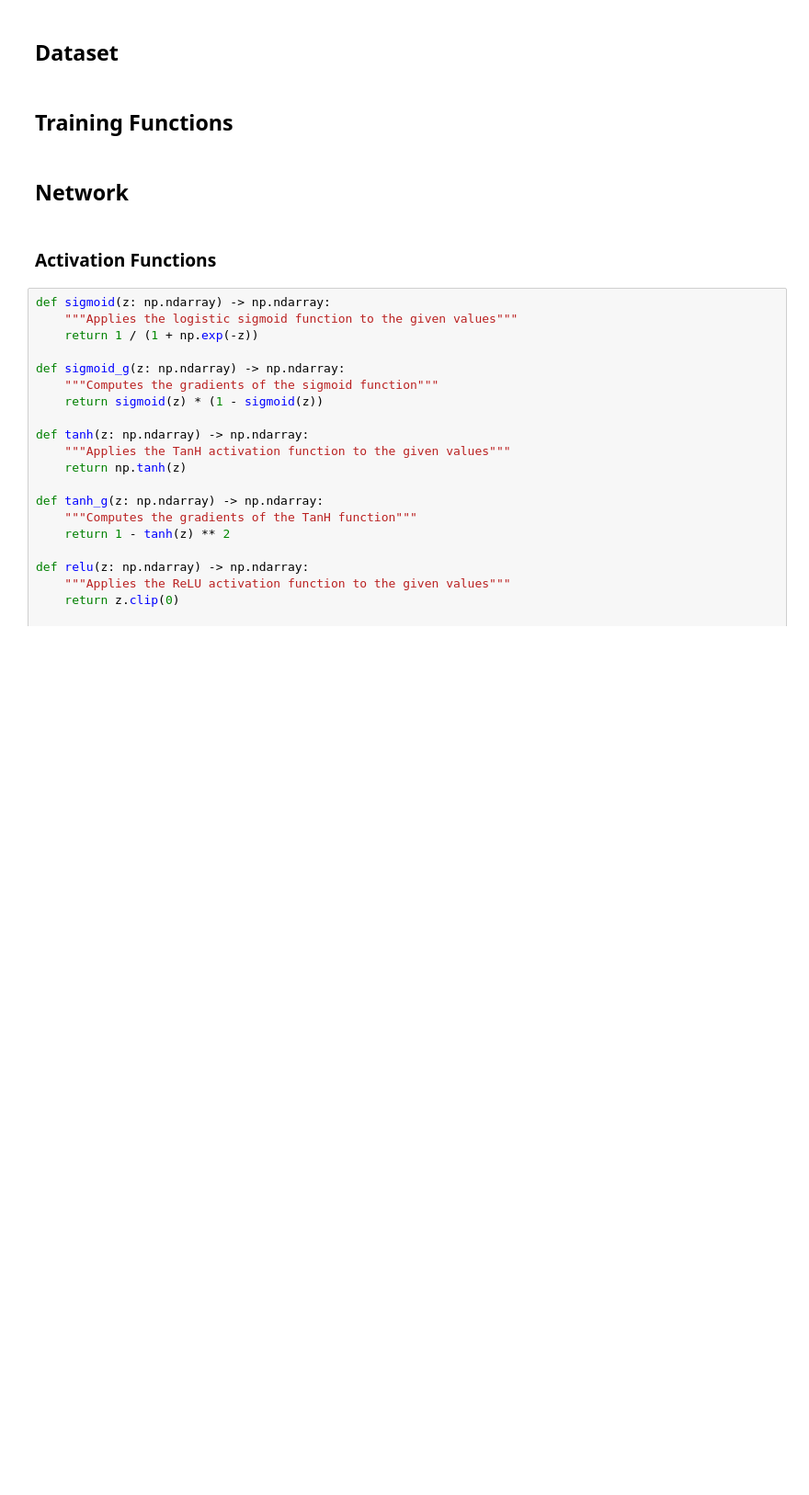
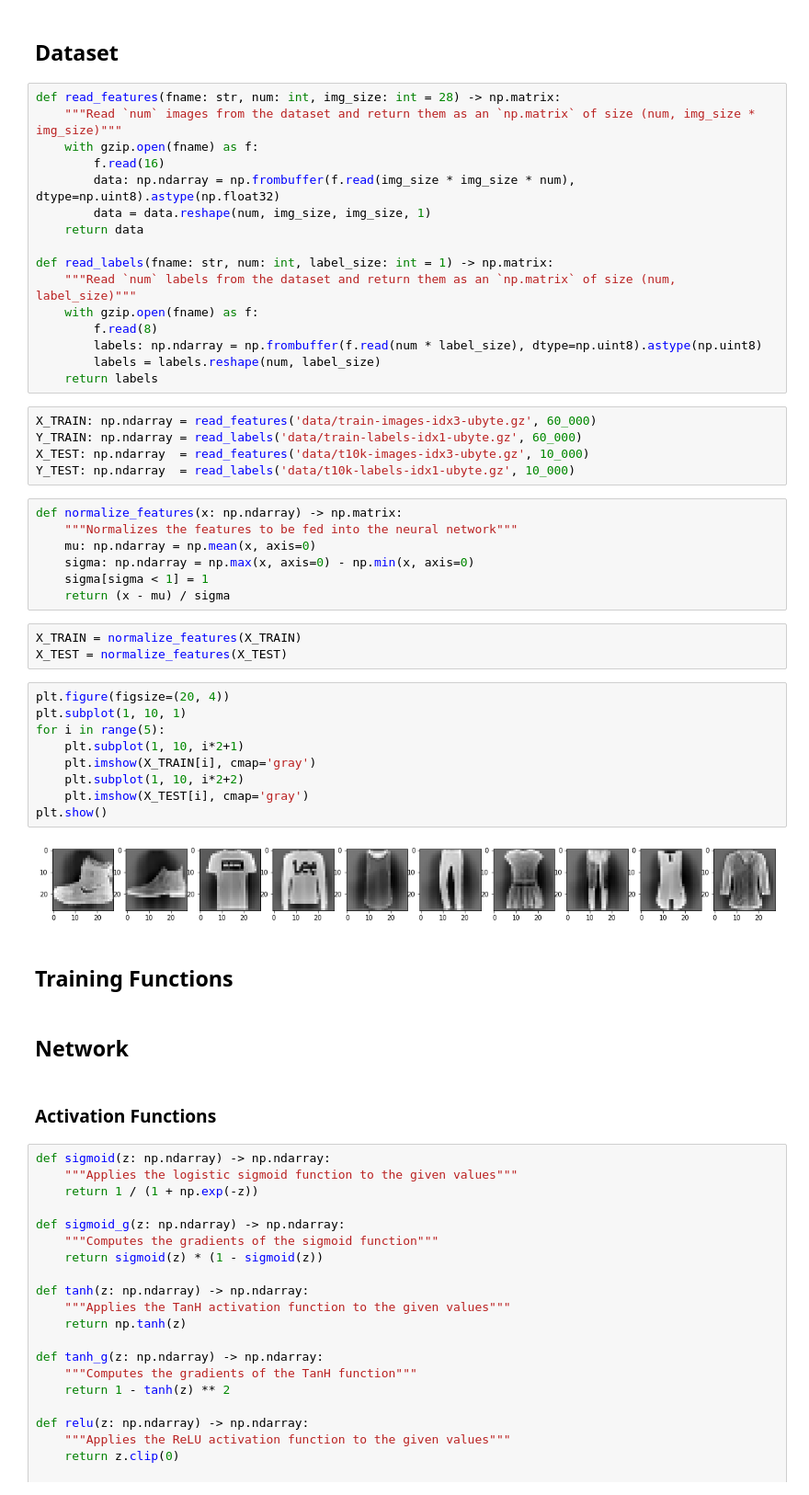
Before and after one commit to MattMoony/convnet_mnist, a Jupyter notebook: main.ipynb, the cells around one changed output. Shown at 92% size. Cells and saved outputs as stored; diff of their text form; blank space fills up the shorter version.

```diff
--- a/main.ipynb
+++ b/main.ipynb
@@ -8,6 +9,48 @@ import matplotlib.pyplot as plt
 from typing import *
 # %% [markdown]
 ## Dataset
+# %%
+def read_features(fname: str, num: int, img_size: int = 28) -> np.matrix:
+    """Read `num` images from the dataset and return them as an `np.matrix` of size (num, img_size * img_size)"""
+    with gzip.open(fname) as f:
+        f.read(16)
+        data: np.ndarray = np.frombuffer(f.read(img_size * img_size * num), dtype=np.uint8).astype(np.float32)
+        data = data.reshape(num, img_size, img_size, 1)
+    return data
+
+def read_labels(fname: str, num: int, label_size: int = 1) -> np.matrix:
+    """Read `num` labels from the dataset and return them as an `np.matrix` of size (num, label_size)"""
+    with gzip.open(fname) as f:
+        f.read(8)
+        labels: np.ndarray = np.frombuffer(f.read(num * label_size), dtype=np.uint8).astype(np.uint8)
+        labels = labels.reshape(num, label_size)
+    return labels
+# %%
+X_TRAIN: np.ndarray = read_features('data/train-images-idx3-ubyte.gz', 60_000)
+Y_TRAIN: np.ndarray = read_labels('data/train-labels-idx1-ubyte.gz', 60_000)
+X_TEST: np.ndarray  = read_features('data/t10k-images-idx3-ubyte.gz', 10_000)
+Y_TEST: np.ndarray  = read_labels('data/t10k-labels-idx1-ubyte.gz', 10_000)
+# %%
+def normalize_features(x: np.ndarray) -> np.matrix:
+    """Normalizes the features to be fed into the neural network"""
+    mu: np.ndarray = np.mean(x, axis=0)
+    sigma: np.ndarray = np.max(x, axis=0) - np.min(x, axis=0)
+    sigma[sigma < 1] = 1
+    return (x - mu) / sigma
+# %%
+X_TRAIN = normalize_features(X_TRAIN)
+X_TEST = normalize_features(X_TEST)
+# %%
+plt.figure(figsize=(20, 4))
+plt.subplot(1, 10, 1)
+for i in range(5):
+    plt.subplot(1, 10, i*2+1)
+    plt.imshow(X_TRAIN[i], cmap='gray')
+    plt.subplot(1, 10, i*2+2)
+    plt.imshow(X_TEST[i], cmap='gray')
+plt.show()
+# %% [output]
+[figure, added]
 # %% [markdown]
 ## Training Functions
 # %% [markdown]
```
Also changed, not shown: parts of 15 cells of this notebook.
